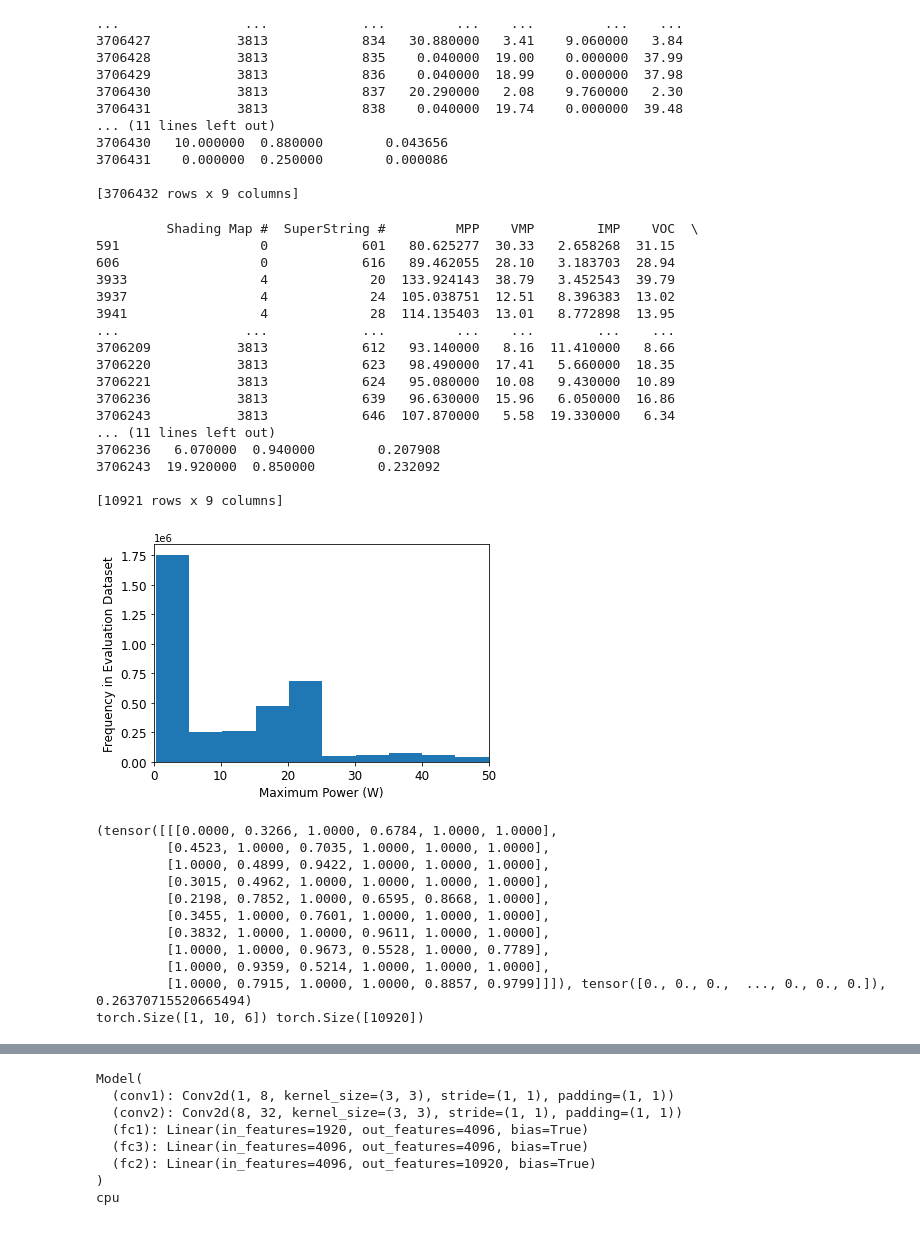
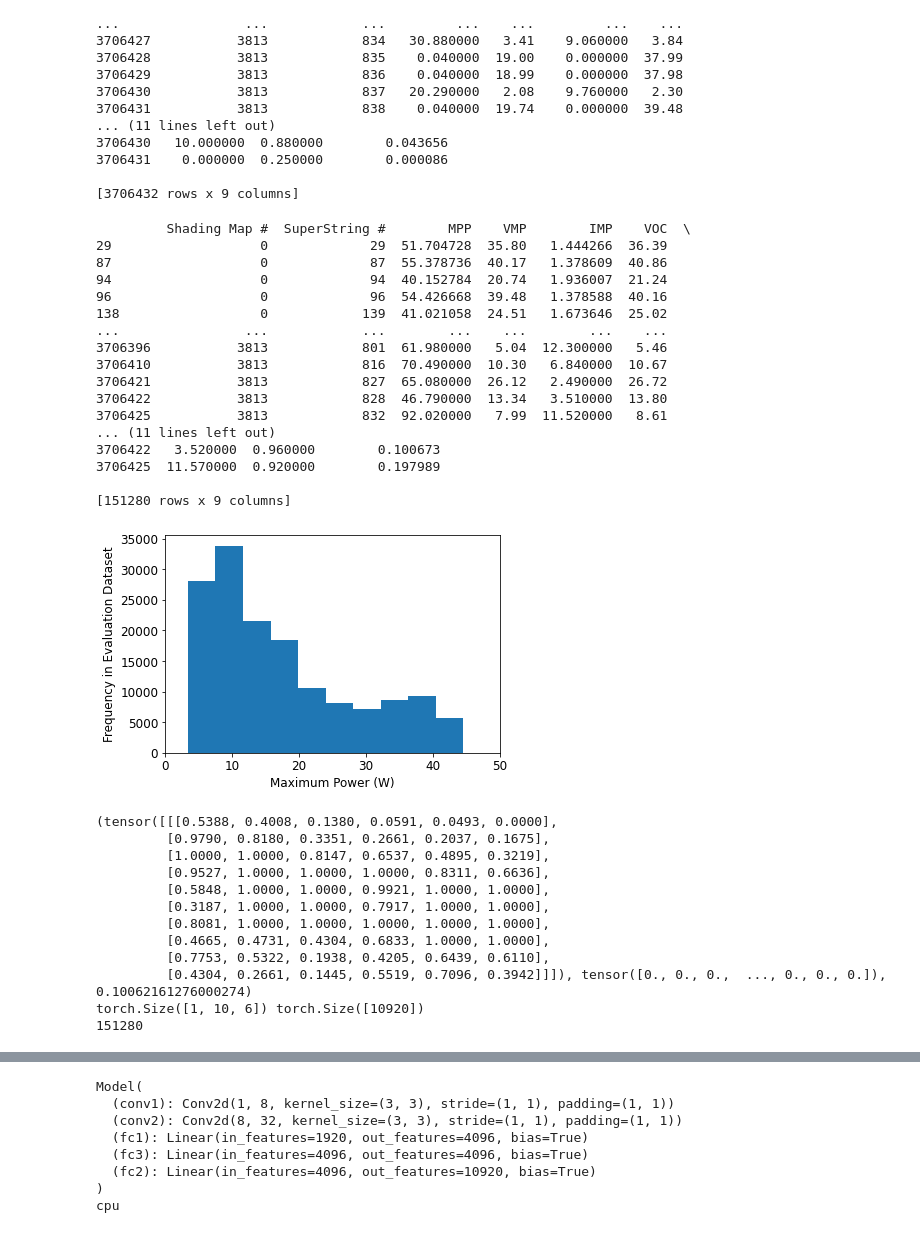
Before and after one commit to martyr37/reconfig-bipv, a Jupyter notebook: Supervised Model.ipynb, the cells around one changed output, grey strips where cells are left out. Drawn from its saved outputs; the diff is of its cells as text; code cells hidden in the pictures.

```diff
--- a/Supervised Model.ipynb
+++ b/Supervised Model.ipynb
@@ -234,39 +234,39 @@ print(df)
 
 [3706432 rows x 9 columns]
 # %%
-vmp_filtered = df.loc[df['VMP']>5]
+vmp_filtered = df.loc[df['VMP']>3]
 vmp_filtered = vmp_filtered.loc[vmp_filtered['IMP']>0.1]
-vmp_filtered = vmp_filtered.loc[df['Normalised MPP']>0.2]
+vmp_filtered = vmp_filtered.loc[df['Normalised MPP']>0.1]
 print(vmp_filtered)
 # %% [output]
-         Shading Map #  SuperString #         MPP    VMP        IMP    VOC  \
-591                  0            601   80.625277  30.33   2.658268  31.15
-606                  0            616   89.462055  28.10   3.183703  28.94
-3933                 4             20  133.924143  38.79   3.452543  39.79
-3937                 4             24  105.038751  12.51   8.396383  13.02
-3941                 4             28  114.135403  13.01   8.772898  13.95
-...                ...            ...         ...    ...        ...    ...
-3706209           3813            612   93.140000   8.16  11.410000   8.66
-3706220           3813            623   98.490000  17.41   5.660000  18.35
-3706221           3813            624   95.080000  10.08   9.430000  10.89
-3706236           3813            639   96.630000  15.96   6.050000  16.86
-3706243           3813            646  107.870000   5.58  19.330000   6.34
+         Shading Map #  SuperString #        MPP    VMP        IMP    VOC  \
+29                   0             29  51.704728  35.80   1.444266  36.39
+87                   0             87  55.378736  40.17   1.378609  40.86
+94                   0             94  40.152784  20.74   1.936007  21.24
+96                   0             96  54.426668  39.48   1.378588  40.16
+138                  0            139  41.021058  24.51   1.673646  25.02
+...                ...            ...        ...    ...        ...    ...
+3706396           3813            801  61.980000   5.04  12.300000   5.46
+3706410           3813            816  70.490000  10.30   6.840000  10.67
+3706421           3813            827  65.080000  26.12   2.490000  26.72
+3706422           3813            828  46.790000  13.34   3.510000  13.80
+3706425           3813            832  92.020000   7.99  11.520000   8.61
 ... (11 lines left out)
-3706236   6.070000  0.940000        0.207908
-3706243  19.920000  0.850000        0.232092
+3706422   3.520000  0.960000        0.100673
+3706425  11.570000  0.920000        0.197989
 
-[10921 rows x 9 columns]
+[151280 rows x 9 columns]
 # %%
 fig, ax = plt.subplots()
-ax.hist(df['VMP'], color='C0')
+ax.hist(vmp_filtered['VMP'], color='C0')
 #ax.hist(p_list, color='C1')
 ax.set_xlabel('Maximum Power (W)',fontsize='large')
 ax.set_ylabel('Frequency in Evaluation Dataset',fontsize='large')
 ax.tick_params(axis='both', labelsize='large')
 ax.set_xlim(0,50)
 fig.savefig('histogram.png',dpi=300,bbox_inches="tight")
 # %% [output]
-[figure, old version]
+[figure, new version]
 # %%
 """ Create custom dataset """
 
@@ -303,18 +303,20 @@ class CustomDataset(Dataset):
 dataset = CustomDataset(vmp_filtered)
 print(dataset.__getitem__(2))
 print(dataset.__getitem__(2)[0].shape, dataset.__getitem__(2)[1].shape)
+print(len(dataset))
 # %% [output]
-(tensor([[[0.0000, 0.3266, 1.0000, 0.6784, 1.0000, 1.0000],
-         [0.4523, 1.0000, 0.7035, 1.0000, 1.0000, 1.0000],
-         [1.0000, 0.4899, 0.9422, 1.0000, 1.0000, 1.0000],
-         [0.3015, 0.4962, 1.0000, 1.0000, 1.0000, 1.0000],
-         [0.2198, 0.7852, 1.0000, 0.6595, 0.8668, 1.0000],
-         [0.3455, 1.0000, 0.7601, 1.0000, 1.0000, 1.0000],
-         [0.3832, 1.0000, 1.0000, 0.9611, 1.0000, 1.0000],
-         [1.0000, 1.0000, 0.9673, 0.5528, 1.0000, 0.7789],
-         [1.0000, 0.9359, 0.5214, 1.0000, 1.0000, 1.0000],
-         [1.0000, 0.7915, 1.0000, 1.0000, 0.8857, 0.9799]]]), tensor([0., 0., 0.,  ..., 0., 0., 0.]), 0.26370715520665494)
+(tensor([[[0.5388, 0.4008, 0.1380, 0.0591, 0.0493, 0.0000],
+         [0.9790, 0.8180, 0.3351, 0.2661, 0.2037, 0.1675],
+         [1.0000, 1.0000, 0.8147, 0.6537, 0.4895, 0.3219],
+         [0.9527, 1.0000, 1.0000, 1.0000, 0.8311, 0.6636],
+         [0.5848, 1.0000, 1.0000, 0.9921, 1.0000, 1.0000],
+         [0.3187, 1.0000, 1.0000, 0.7917, 1.0000, 1.0000],
+         [0.8081, 1.0000, 1.0000, 1.0000, 1.0000, 1.0000],
+         [0.4665, 0.4731, 0.4304, 0.6833, 1.0000, 1.0000],
+         [0.7753, 0.5322, 0.1938, 0.4205, 0.6439, 0.6110],
+         [0.4304, 0.2661, 0.1445, 0.5519, 0.7096, 0.3942]]]), tensor([0., 0., 0.,  ..., 0., 0., 0.]), 0.10062161276000274)
 torch.Size([1, 10, 6]) torch.Size([10920])
+151280
 # %%
 """ Initialize Hyperparameters """
 #10,000 iterations, batching of 32
```
Also changed, not shown: parts of 13 cells of this notebook.
